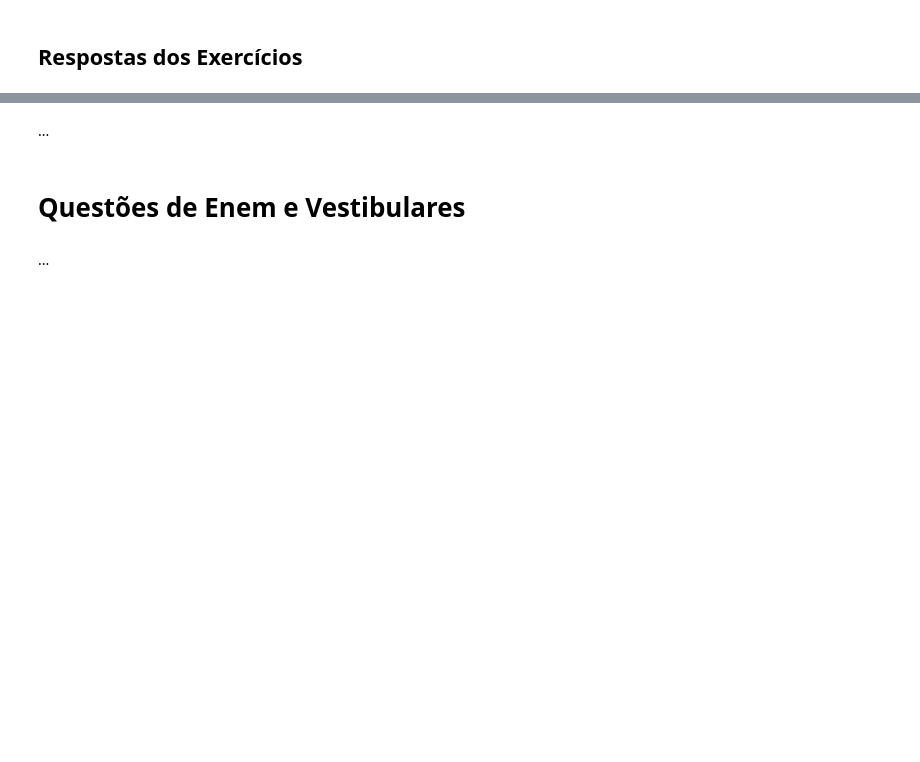
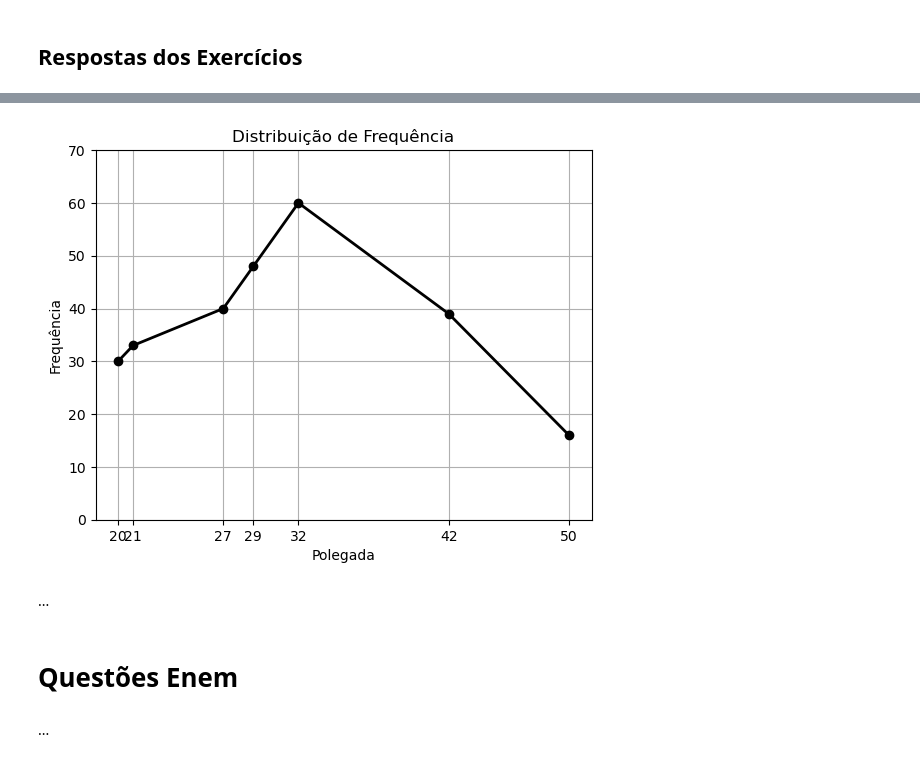
Before and after one commit to ProfAllanIFBA/Matematica_e_Programacao, a Jupyter notebook: Estatistica/Estatistica.ipynb, the cells around one changed output, grey strips where cells are left out. Cells and saved outputs as stored; diff of their text form; code cells hidden in the pictures; blank space fills up the shorter version.

```diff
--- a/Estatistica/Estatistica.ipynb
+++ b/Estatistica/Estatistica.ipynb
@@ -1437,7 +1558,33 @@ Aluno 3: Média = 7.0, Variância = 18.0, Desvio Padrão = 4.24
+# %%
+import matplotlib.pyplot as plt
+
+# Dados de exemplo
+volume = [20, 21, 27, 29, 32, 42, 50]
+frequencia = [30, 33, 40, 48, 60, 39, 16]
+
+# Criando o gráfico de linhas
+plt.plot(volume, frequencia, marker='o', color='k', linestyle='-', linewidth=2)
+
+# Adicionando título e rótulos aos eixos
+plt.title('Distribuição de Frequência')
+plt.xlabel('Polegada')
+plt.ylabel('Frequência')
+
+# Ajustando os limites inferior e superior do eixo Y
+plt.ylim(0, 70)
+
+# Definindo as marcações do eixo X para corresponderem exatamente às polegadas fornecidas
+plt.xticks(volume)
+
+# Exibindo o gráfico
+plt.grid(True)
+plt.show()
+# %% [output]
+[figure, added]
 # %% [markdown]
 ...
 # %% [markdown]
-# <a id="enem_e_vestibulares"></a>  Questões de Enem e Vestibulares
+# <a id="enem"></a>  Questões Enem
 # %% [markdown]
 ...
 # %% [markdown]
```
Also changed, not shown: parts of 37 cells of this notebook, 3 other files.
